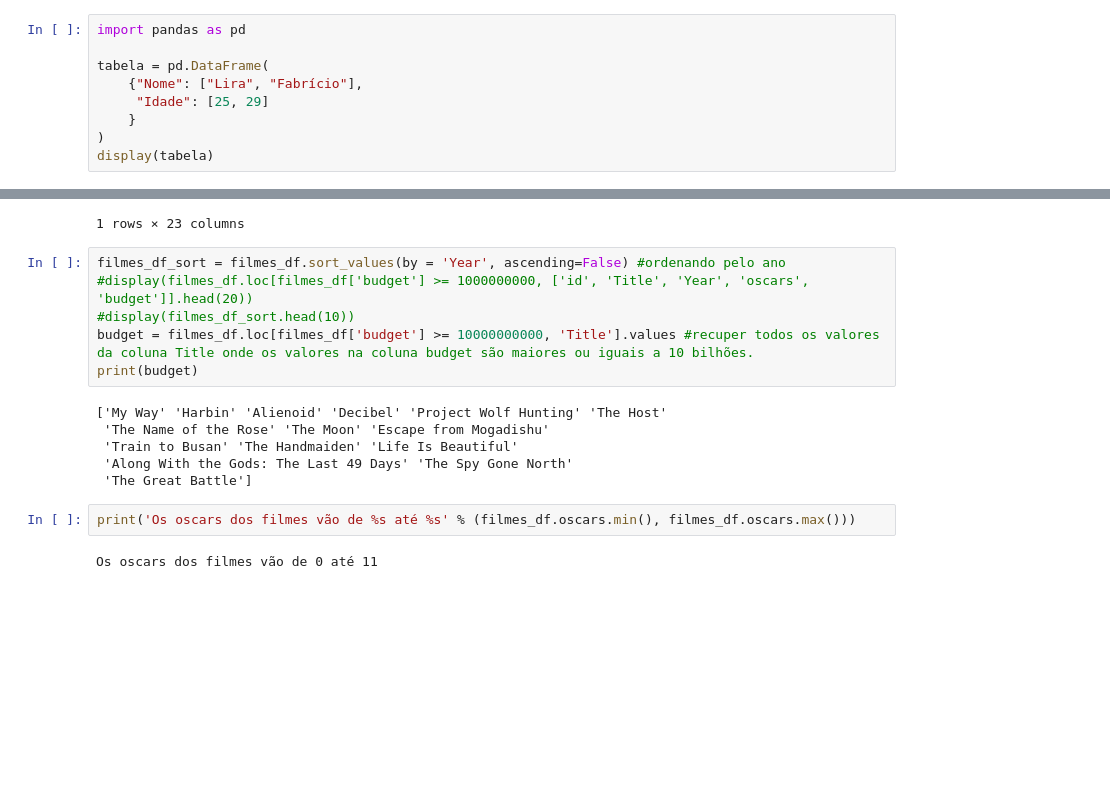
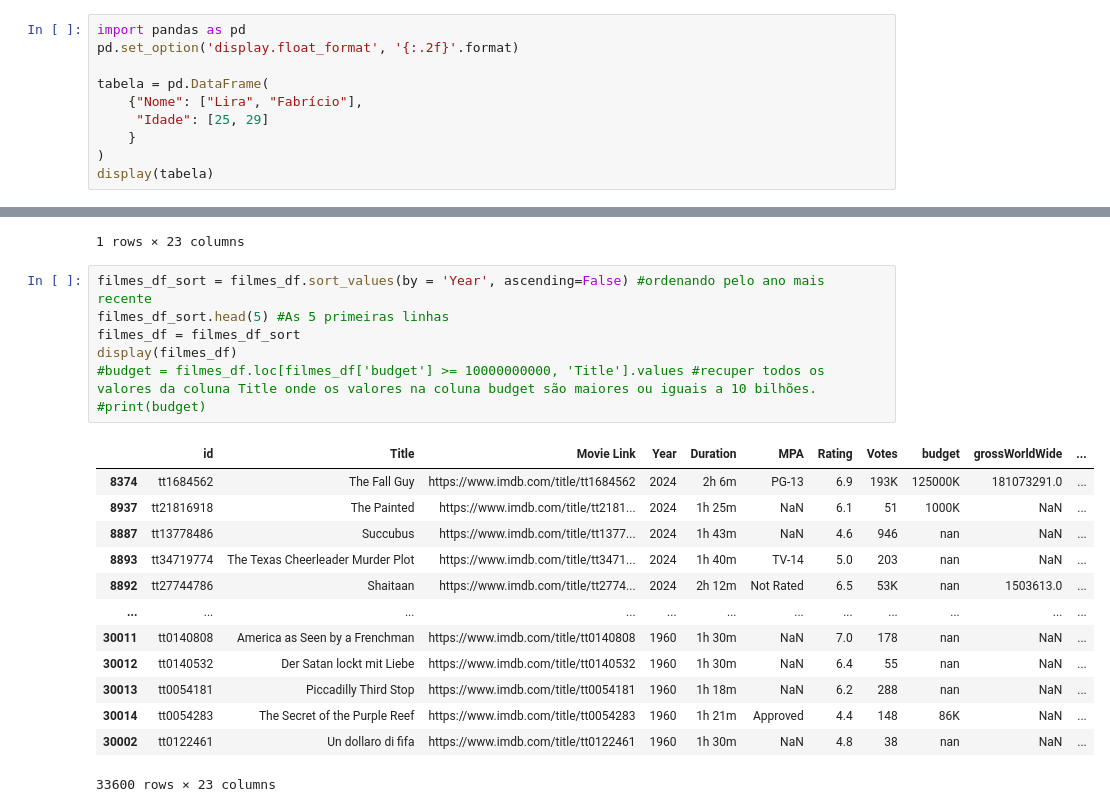
Before and after one commit to jvitsilva/Statistics_for_Data-Science, a Jupyter notebook: notebooktest.ipynb, the cells around one changed output, grey strips where cells are left out. Drawn from its saved outputs; the diff is of its cells as text; blank space fills up the shorter version.

```diff
--- a/notebooktest.ipynb
+++ b/notebooktest.ipynb
@@ -1,5 +1,6 @@
 # %%
 import pandas as pd
+pd.set_option('display.float_format', '{:.2f}'.format)
 
 tabela = pd.DataFrame(
     {"Nome": ["Lira", "Fabrício"],
@@ -114,18 +188,23 @@ Name: 14006, dtype: object
 | 20654 | tt15398776 | Oppenheimer | https://www.imdb.com/title/tt1539... | 2023 | 3h | R | 8.3 | 834K | 100000000.0 | 975594978.0 | ... |
 1 rows × 23 columns
 # %%
-filmes_df_sort = filmes_df.sort_values(by = 'Year', ascending=False) #ordenando pelo ano
-#display(filmes_df.loc[filmes_df['budget'] >= 1000000000, ['id', 'Title', 'Year', 'oscars', 'budget']].head(20))
-#display(filmes_df_sort.head(10))
-budget = filmes_df.loc[filmes_df['budget'] >= 10000000000, 'Title'].values #recuper todos os valores da coluna Title onde os valores na coluna budget são maiores ou iguais a 10 bilhões.
-print(budget)
+filmes_df_sort = filmes_df.sort_values(by = 'Year', ascending=False) #ordenando pelo ano mais recente
+filmes_df_sort.head(5) #As 5 primeiras linhas
+filmes_df = filmes_df_sort
+display(filmes_df)
+#budget = filmes_df.loc[filmes_df['budget'] >= 10000000000, 'Title'].values #recuper todos os valores da coluna Title onde os valores na coluna budget são maiores ou iguais a 10 bilhões.
+#print(budget)
 # %% [output]
+|  | id | Title | Movie Link | Year | Duration | MPA | Rating | Votes | budget | grossWorldWide | ... |
+| 8374 | tt1684562 | The Fall Guy | https://www.imdb.com/title/tt1684562 | 2024 | 2h 6m | PG-13 | 6.9 | 193K | 125000K | 181073291.0 | ... |
+| 8937 | tt21816918 | The Painted | https://www.imdb.com/title/tt2181... | 2024 | 1h 25m | NaN | 6.1 | 51 | 1000K | NaN | ... |
+| 8887 | tt13778486 | Succubus | https://www.imdb.com/title/tt1377... | 2024 | 1h 43m | NaN | 4.6 | 946 | nan | NaN | ... |
+| 8893 | tt34719774 | The Texas Cheerleader Murder Plot | https://www.imdb.com/title/tt3471... | 2024 | 1h 40m | TV-14 | 5.0 | 203 | nan | NaN | ... |
+| 8892 | tt27744786 | Shaitaan | https://www.imdb.com/title/tt2774... | 2024 | 2h 12m | Not Rated | 6.5 | 53K | nan | 1503613.0 | ... |
+| ... | ... | ... | ... | ... | ... | ... | ... | ... | ... | ... | ... |
+| 30011 | tt0140808 | America as Seen by a Frenchman | https://www.imdb.com/title/tt0140808 | 1960 | 1h 30m | NaN | 7.0 | 178 | nan | NaN | ... |
+| 30012 | tt0140532 | Der Satan lockt mit Liebe | https://www.imdb.com/title/tt0140532 | 1960 | 1h 30m | NaN | 6.4 | 55 | nan | NaN | ... |
+| 30013 | tt0054181 | Piccadilly Third Stop | https://www.imdb.com/title/tt0054181 | 1960 | 1h 18m | NaN | 6.2 | 288 | nan | NaN | ... |
+| 30014 | tt0054283 | The Secret of the Purple Reef | https://www.imdb.com/title/tt0054283 | 1960 | 1h 21m | Approved | 4.4 | 148 | 86K | NaN | ... |
+| 30002 | tt0122461 | Un dollaro di fifa | https://www.imdb.com/title/tt0122461 | 1960 | 1h 30m | NaN | 4.8 | 38 | nan | NaN | ... |
-['My Way' 'Harbin' 'Alienoid' 'Decibel' 'Project Wolf Hunting' 'The Host'
- 'The Name of the Rose' 'The Moon' 'Escape from Mogadishu'
- 'Train to Busan' 'The Handmaiden' 'Life Is Beautiful'
- 'Along With the Gods: The Last 49 Days' 'The Spy Gone North'
- 'The Great Battle']
+33600 rows × 23 columns
-# %%
-print('Os oscars dos filmes vão de %s até %s' % (filmes_df.oscars.min(), filmes_df.oscars.max()))
-# %% [output]
-Os oscars dos filmes vão de 0 até 11
```
Also changed, not shown: parts of 18 cells of this notebook.
